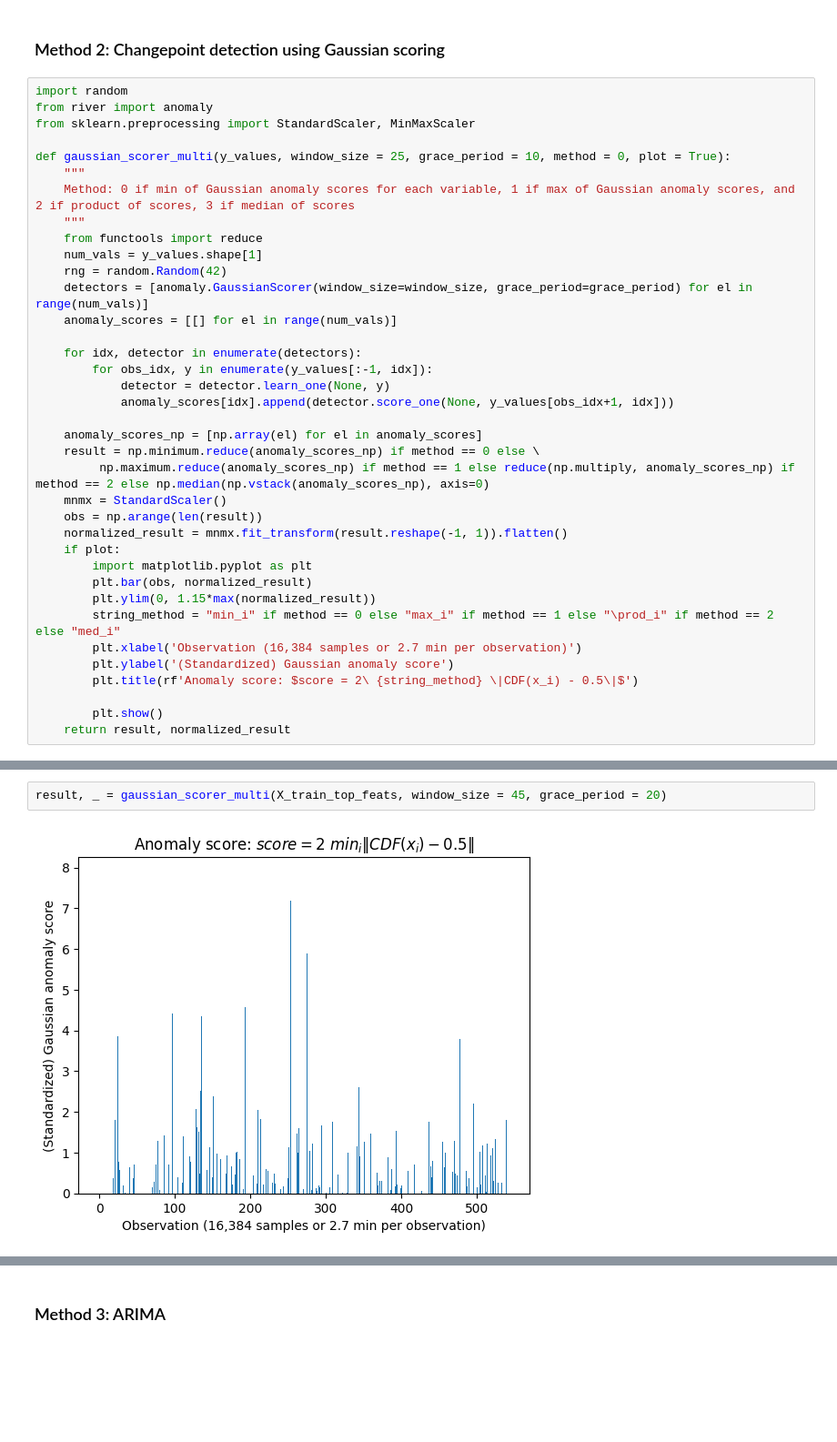
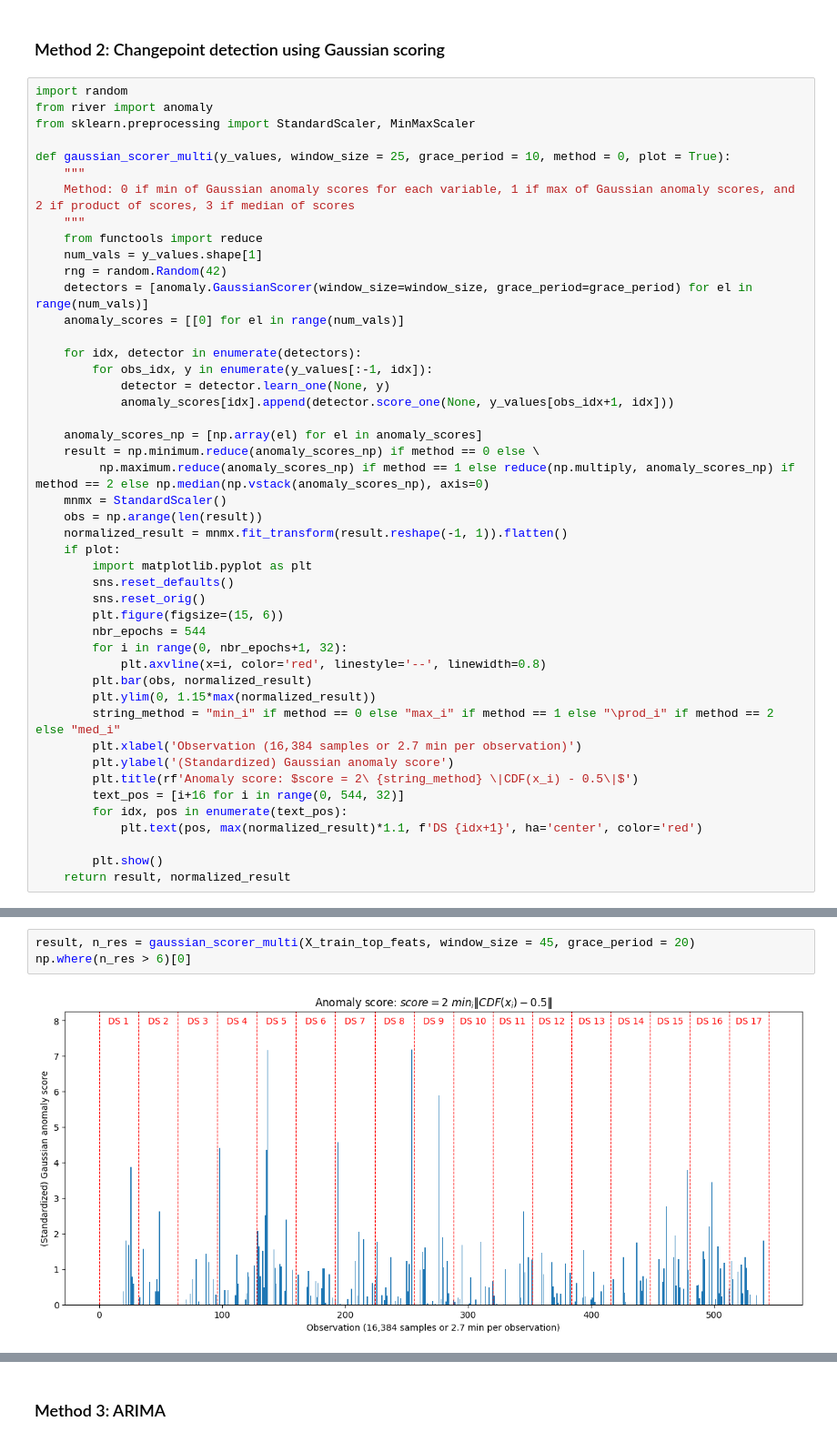
Before and after one commit to AmroAbdrabo/application-of-online-anomaly-detection-using-one-class-classification-to-z24, a Jupyter notebook: Chapter3-ActiveLearning/Streaming-AL/River/river_experiments.ipynb, the cells around one changed output, grey strips where cells are left out. Shown at 91% size. Drawn from its saved outputs; the diff is of its cells as text; blank space fills up the shorter version.

Commit message:
graphs for gaussian anomaly thresholds

```diff
--- a/Chapter3-ActiveLearning/Streaming-AL/River/river_experiments.ipynb
+++ b/Chapter3-ActiveLearning/Streaming-AL/River/river_experiments.ipynb
@@ -220,7 +220,7 @@ def gaussian_scorer_multi(y_values, window_size = 25, grace_period = 10, method
     num_vals = y_values.shape[1]
     rng = random.Random(42)
     detectors = [anomaly.GaussianScorer(window_size=window_size, grace_period=grace_period) for el in range(num_vals)]
-    anomaly_scores = [[] for el in range(num_vals)]
+    anomaly_scores = [[0] for el in range(num_vals)]
 
     for idx, detector in enumerate(detectors):
         for obs_idx, y in enumerate(y_values[:-1, idx]):
@@ -235,12 +235,21 @@ def gaussian_scorer_multi(y_values, window_size = 25, grace_period = 10, method
     normalized_result = mnmx.fit_transform(result.reshape(-1, 1)).flatten()
     if plot:
         import matplotlib.pyplot as plt
+        sns.reset_defaults()
+        sns.reset_orig()
+        plt.figure(figsize=(15, 6))
+        nbr_epochs = 544
+        for i in range(0, nbr_epochs+1, 32):
+            plt.axvline(x=i, color='red', linestyle='--', linewidth=0.8)
         plt.bar(obs, normalized_result)
         plt.ylim(0, 1.15*max(normalized_result))
         string_method = "min_i" if method == 0 else "max_i" if method == 1 else "\prod_i" if method == 2 else "med_i"
         plt.xlabel('Observation (16,384 samples or 2.7 min per observation)')
         plt.ylabel('(Standardized) Gaussian anomaly score')
         plt.title(rf'Anomaly score: $score = 2\ {string_method} \|CDF(x_i) - 0.5\|$')
+        text_pos = [i+16 for i in range(0, 544, 32)]
+        for idx, pos in enumerate(text_pos):
+            plt.text(pos, max(normalized_result)*1.1, f'DS {idx+1}', ha='center', color='red')
 
         plt.show()
     return result, normalized_result
@@ -247,4 +281,5 @@ def gaussian_scorer_multi(y_values, window_size = 25, grace_period = 10, method
 # %%
-result, _ = gaussian_scorer_multi(X_train_top_feats, window_size = 45, grace_period = 20)
+result, n_res = gaussian_scorer_multi(X_train_top_feats, window_size = 45, grace_period = 20)
+np.where(n_res > 6)[0]
 # %% [output]
-[figure, old version]
+[figure, new version]
```
Also changed, not shown: parts of 21 cells of this notebook.
